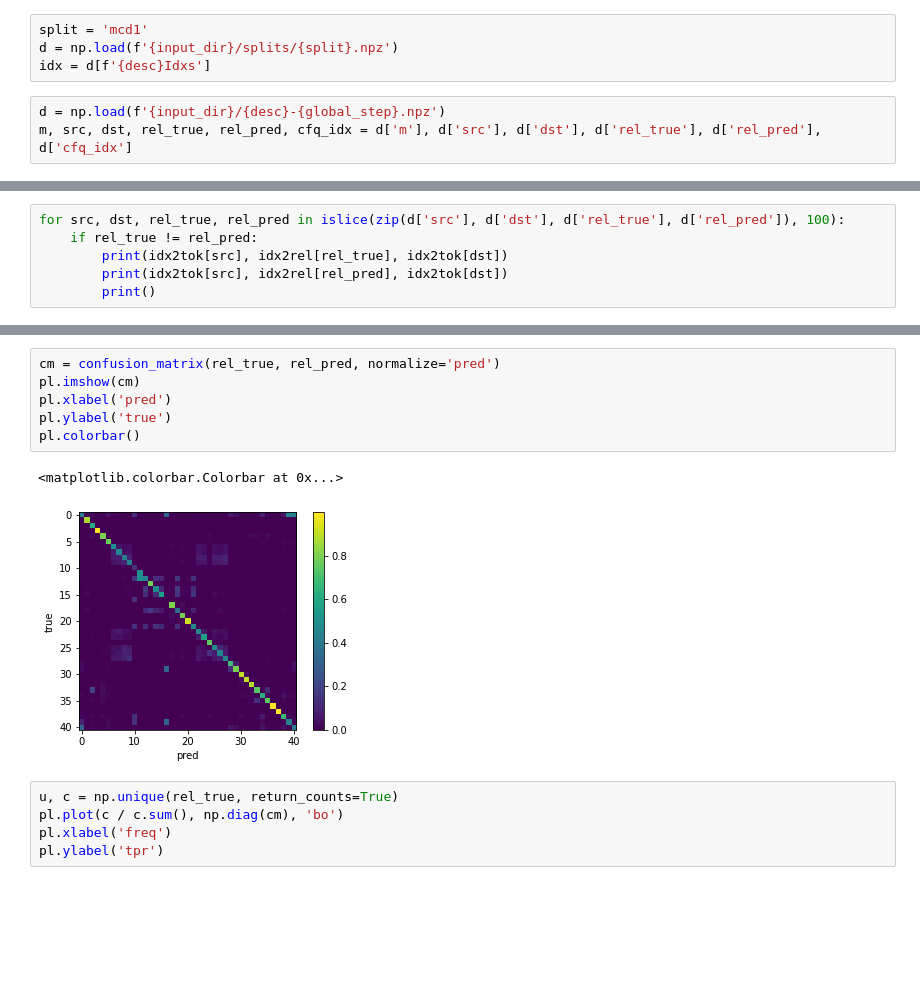
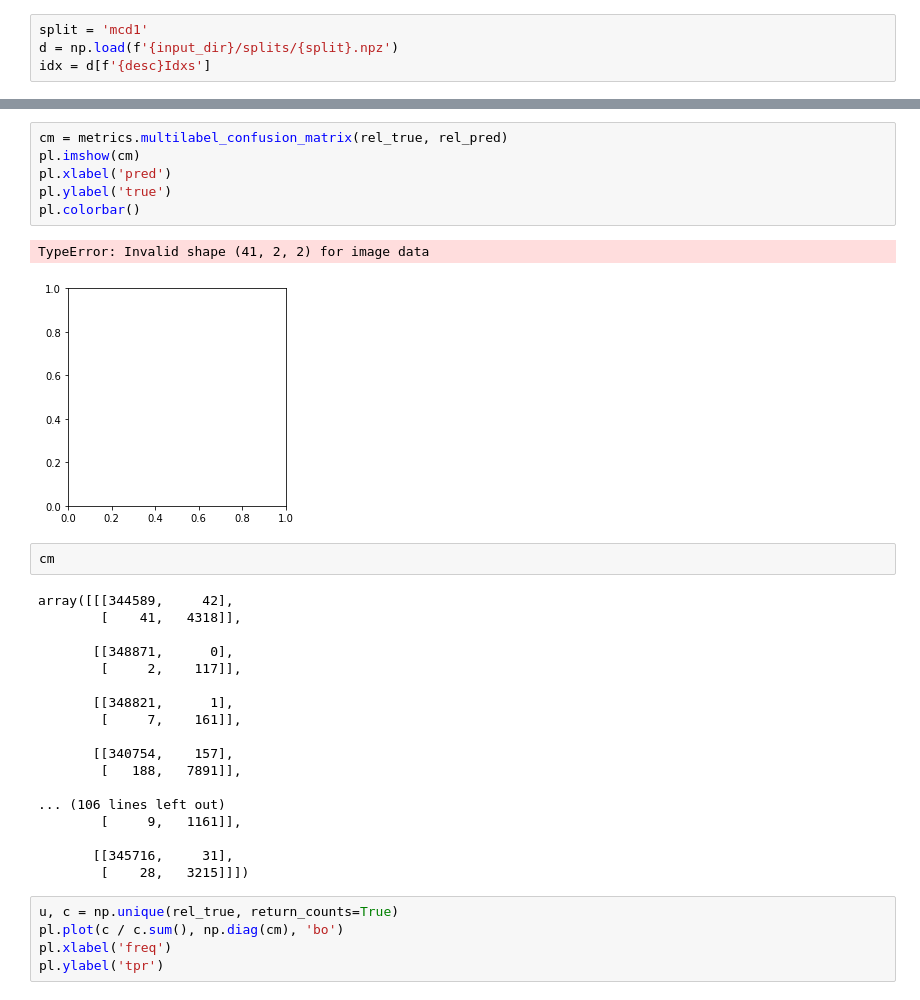
Before and after one commit to GaiYu0/cfq, a Jupyter notebook: errors.ipynb, the cells around one changed output, grey strips where cells are left out. Drawn from its saved outputs; the diff is of its cells as text; blank space fills up the shorter version.

```diff
--- a/errors.ipynb
+++ b/errors.ipynb
@@ -19,6 +47,3 @@ global_step = 1
 split = 'mcd1'
 d = np.load(f'{input_dir}/splits/{split}.npz')
 idx = d[f'{desc}Idxs']
-# %%
-d = np.load(f'{input_dir}/{desc}-{global_step}.npz')
-m, src, dst, rel_true, rel_pred, cfq_idx = d['m'], d['src'], d['dst'], d['rel_true'], d['rel_pred'], d['cfq_idx']
@@ -71,6 +87,0 @@ M3 ns:film.film.executive_produced_by ?x0
-# %%
-for src, dst, rel_true, rel_pred in islice(zip(d['src'], d['dst'], d['rel_true'], d['rel_pred']), 100):
-    if rel_true != rel_pred:
-        print(idx2tok[src], idx2rel[rel_true], idx2tok[dst])
-        print(idx2tok[src], idx2rel[rel_pred], idx2tok[dst])
-        print()
@@ -95,12 +88,32 @@ M1 ns:film.film_art_director.films_art_directed M2
 # %%
-cm = confusion_matrix(rel_true, rel_pred, normalize='pred')
+cm = metrics.multilabel_confusion_matrix(rel_true, rel_pred)
 pl.imshow(cm)
 pl.xlabel('pred')
 pl.ylabel('true')
 pl.colorbar()
 # %% [output]
-<matplotlib.colorbar.Colorbar at 0x...>
+TypeError: Invalid shape (41, 2, 2) for image data
-[figure, old version]
+[figure, new version]
+# %%
+cm
+# %% [output]
+array([[[344589,     42],
+        [    41,   4318]],
+
+       [[348871,      0],
+        [     2,    117]],
+
+       [[348821,      1],
+        [     7,    161]],
+
+       [[340754,    157],
+        [   188,   7891]],
+
+... (106 lines left out)
+        [     9,   1161]],
+
+       [[345716,     31],
+        [    28,   3215]]])
 # %%
 u, c = np.unique(rel_true, return_counts=True)
 pl.plot(c / c.sum(), np.diag(cm), 'bo')
```
Also changed, not shown: parts of 12 cells of this notebook, 4 other files.
